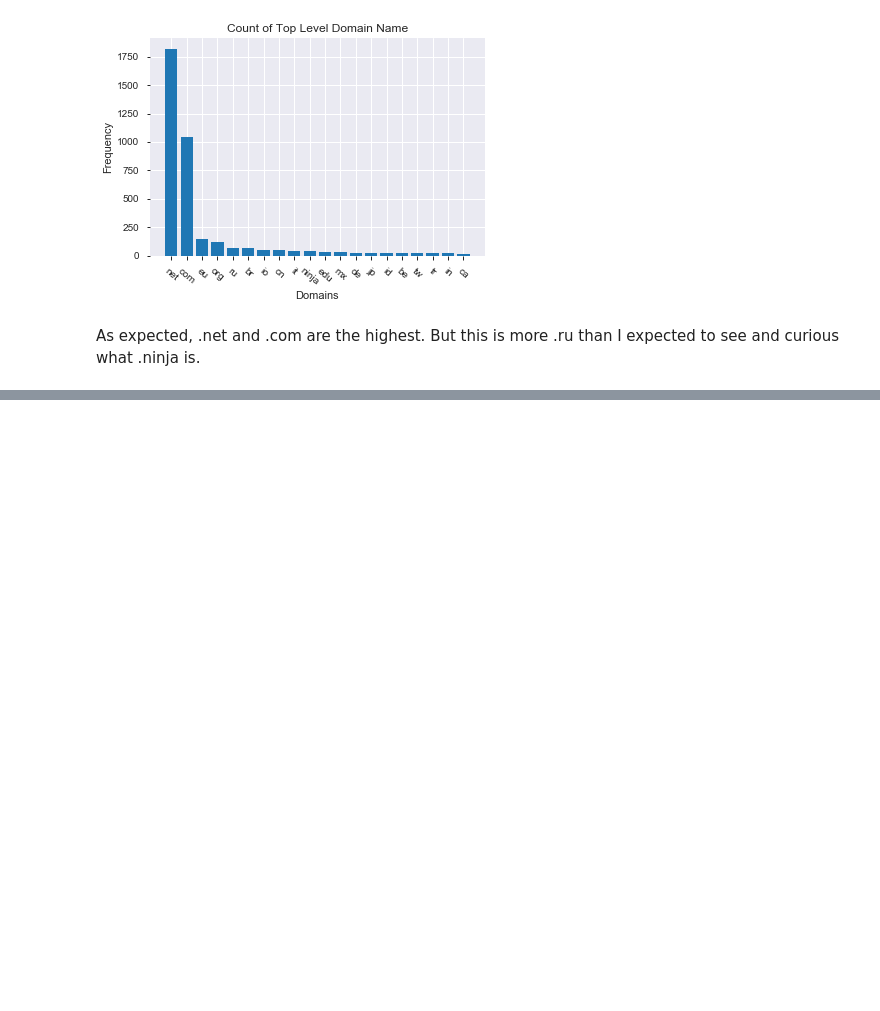
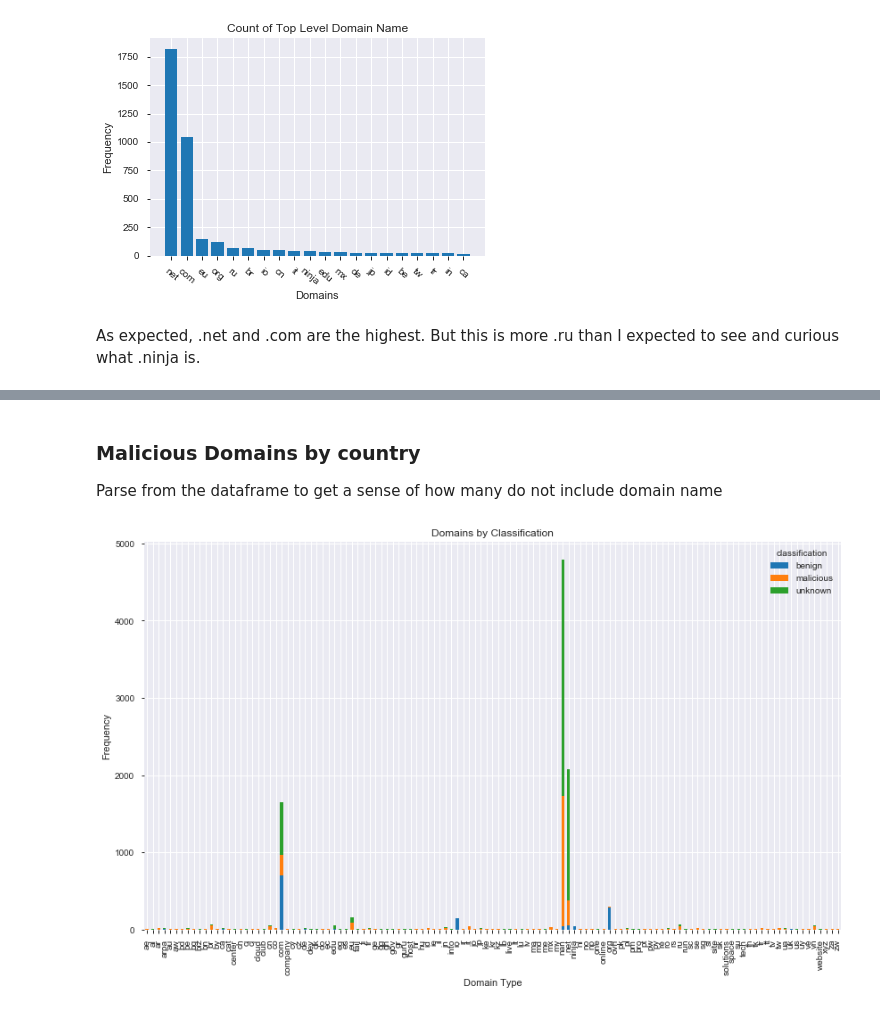
Before and after one commit to normur/ATA_honeypot, a Jupyter notebook: ATA_Honeypot_Analysis .ipynb, the cells around one changed output, grey strips where cells are left out. Cells and saved outputs as stored; diff of their text form; code cells hidden in the pictures; blank space fills up the shorter version.

```diff
--- a/ATA_Honeypot_Analysis .ipynb
+++ b/ATA_Honeypot_Analysis .ipynb
@@ -281,0 +333,18 @@ for i in dns:
+# %% [markdown]
+### Malicious Domains by country
+Parse from the dataframe to get a sense of how many do not include  domain name
+# %%
+# Convert to pd series and add to df
+
+grey_noise_loc['domain_ends'] = pd.Series(domains_list)
+
+ax = grey_noise_loc.groupby(['domain_ends','classification']).size().unstack().plot(kind='bar',
+                                                                                    stacked=True,
+                                                                                   figsize=(14,8),
+                                                                                   title="Domains by Classification")
+ax.set_xlabel("Domain Type")
+ax.set_ylabel("Frequency")
+# plt.xticks(rotation=280)
+plt.show()
+# %% [output]
+[figure, added]
```
Also changed, not shown: parts of 9 cells of this notebook.
